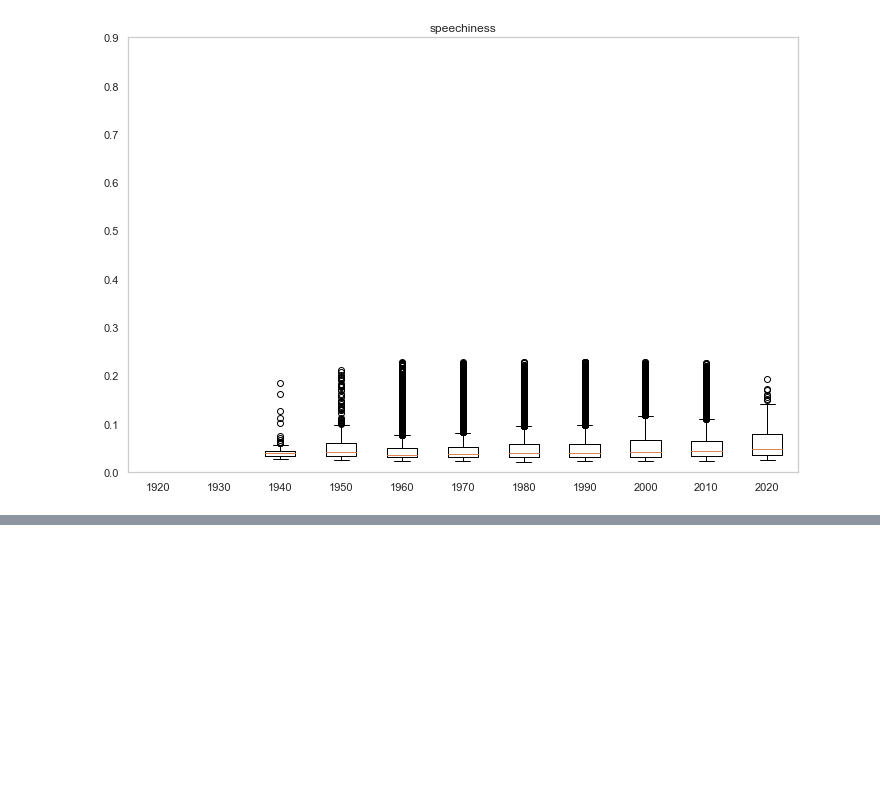
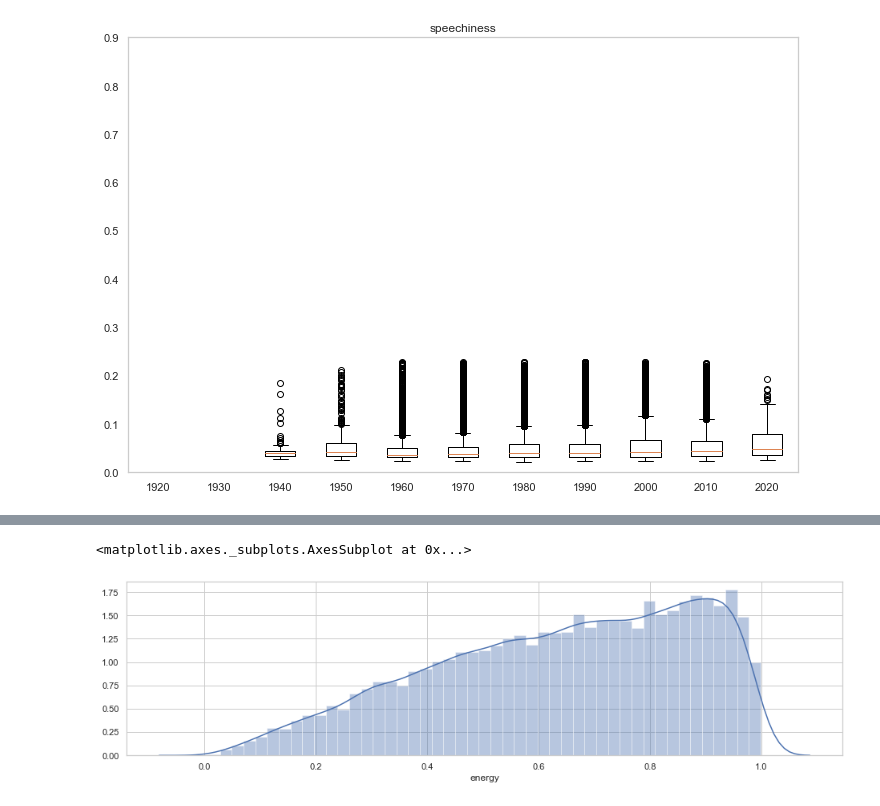
Before and after one commit to Yunaka1269/Musiconomics, a Jupyter notebook: pop_rock.ipynb, the cells around one changed output, grey strips where cells are left out. Cells and saved outputs as stored; diff of their text form; code cells hidden in the pictures; blank space fills up the shorter version.

```diff
--- a/pop_rock.ipynb
+++ b/pop_rock.ipynb
@@ -261,0 +293,6 @@ plt.show()
+# %%
+plt.figure(figsize=(16, 4))
+sns.distplot(new_df["energy"])
+# %% [output]
+<matplotlib.axes._subplots.AxesSubplot at 0x...>
+[figure, added]
```
Also changed, not shown: parts of 7 cells of this notebook.
